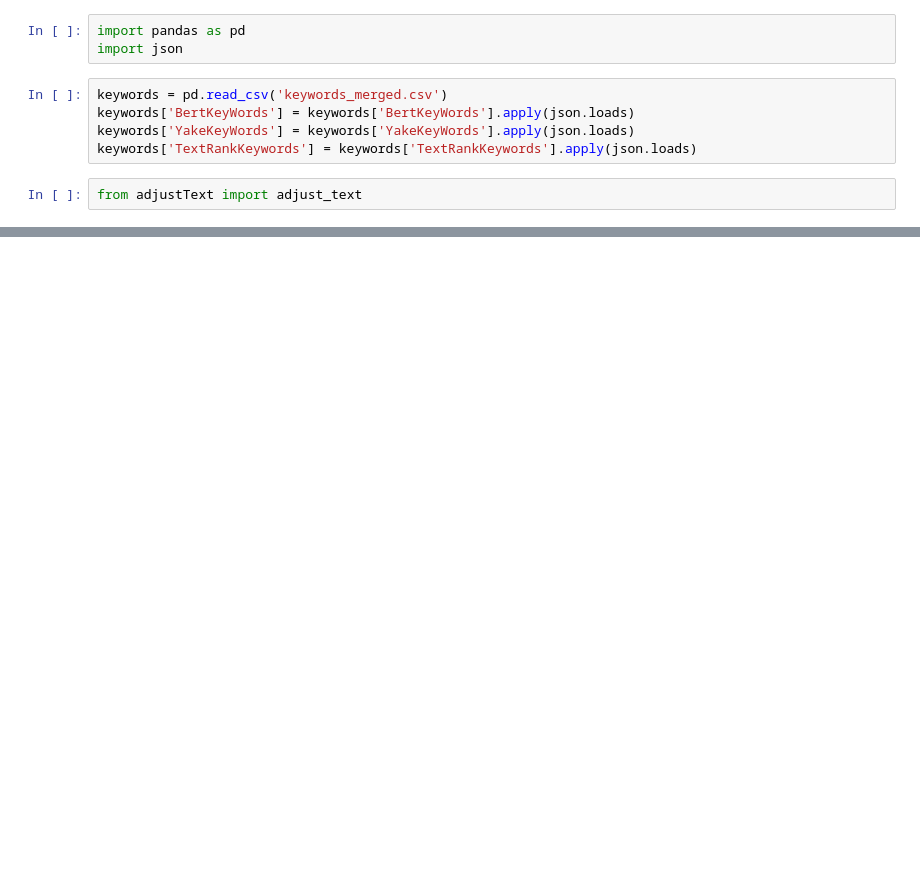
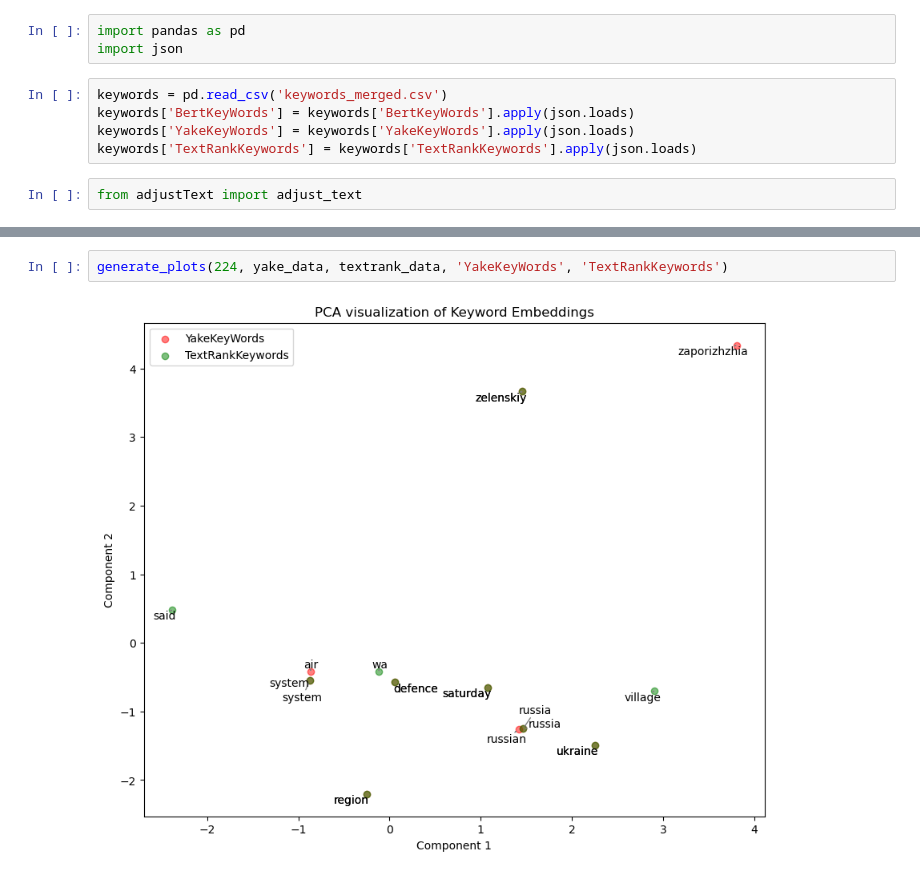
Before and after one commit to Mateusz-Wojciechowski/keyword-extraction, a Jupyter notebook: data_playground.ipynb, the cells around one changed output, grey strips where cells are left out. Saved outputs shown, nothing was run; the diff lists cells and outputs as text; blank space fills up the shorter version.

```diff
--- a/data_playground.ipynb
+++ b/data_playground.ipynb
@@ -89,0 +90,4 @@ generate_plots(222, 'YakeKeyWords', 'BertKeyWords')
+# %%
+generate_plots(224, yake_data, textrank_data, 'YakeKeyWords', 'TextRankKeywords')
+# %% [output]
+[figure, added]
```
Also changed, not shown: parts of 5 cells of this notebook.
